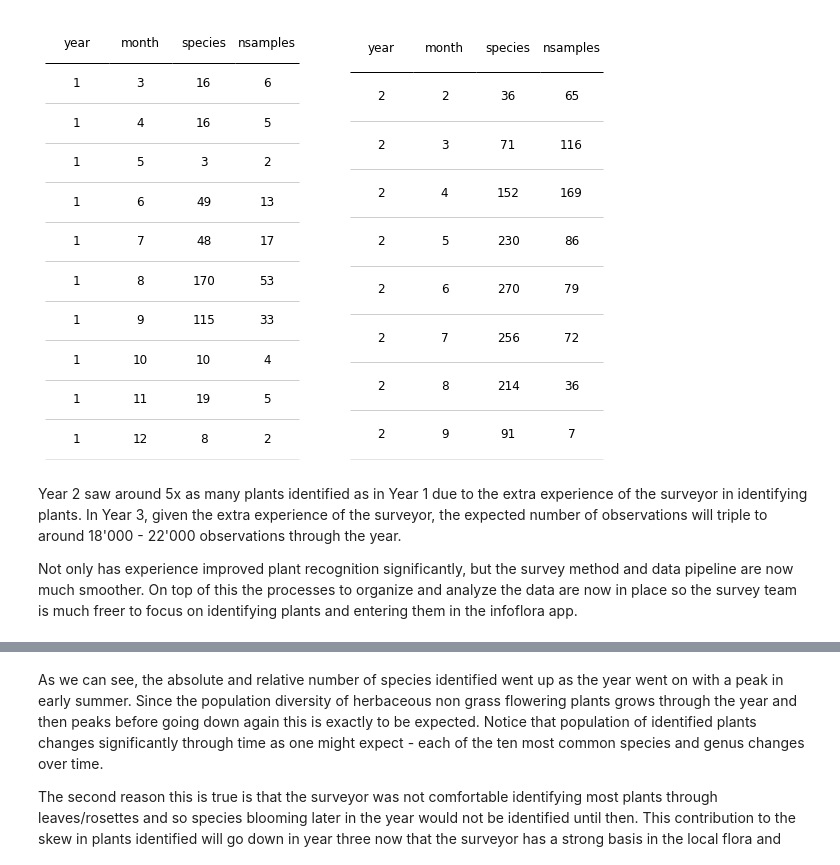
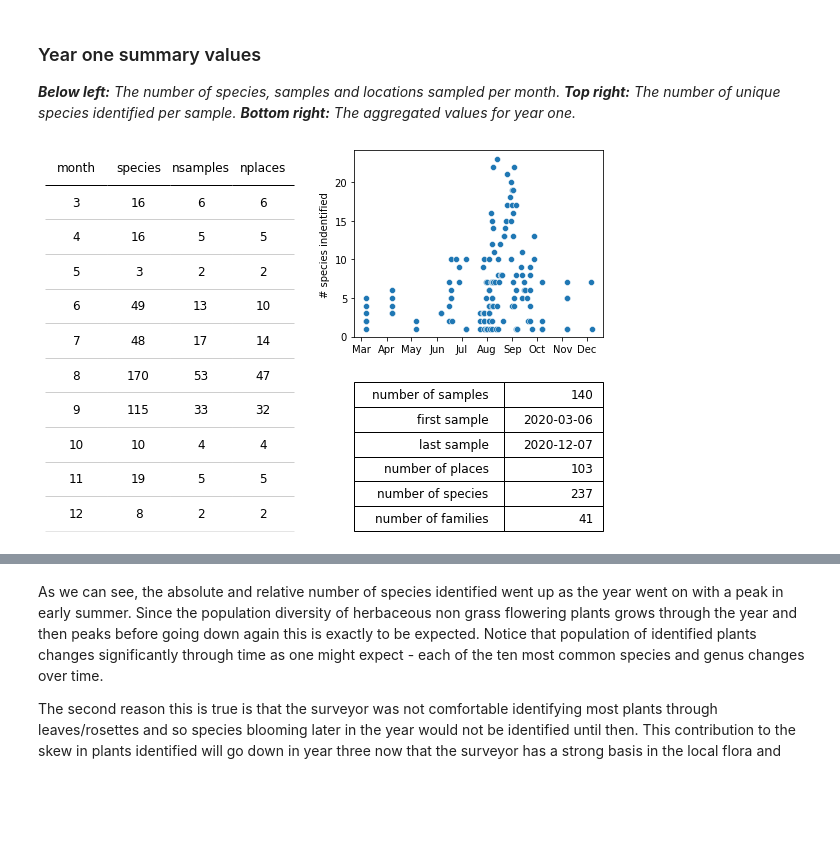
Before and after one commit to thorerismann/flora-buckets, a Jupyter notebook: newanalysis.ipynb, the cells around one changed output, grey strips where cells are left out. Saved outputs shown, nothing was run; the diff lists cells and outputs as text; code cells hidden in the pictures; blank space fills up the shorter version.

Commit message:
added summary for both years

```diff
--- a/newanalysis.ipynb
+++ b/newanalysis.ipynb
@@ -245,17 +302,61 @@ t_two = spd2.groupby(["year", "month"], as_index=False).agg({"species":"nunique"
+# %% [markdown]
+### Year one summary values
+
+*__Below left:__ The number of species, samples and locations sampled per month. __Top right:__ The number of unique species identified per sample. __Bottom right:__ The aggregated values for year one.*
 # %%
+# get rid of any nan vals
+spd1 = spd1.fillna(0)
+
+# axone monthly summary values
+t_one = spd1.groupby(["month"], as_index=False).agg({"species":"nunique", "loc_date":"nunique", "locname":"nunique"})
+
 data = t_one.values
-colLabels = [*t_one.columns[:-1], "nsamples"]
+colLabels = [*t_one.columns[:-2], "nsamples", "nplaces"]
 colWidths = [*[1/len(colLabels)]*len(colLabels)]
 bbox = [0, 0,1,1]
 
-data_2 = t_two.values
-fig, axs = plt.subplots(1,2,  figsize=(10,8))
+# axtwo species identified per sample
+d = spd1.groupby(["date", "locname"], as_index=False).species.count()
 
-table_one = a_simple_formatted_table(axs[0],data,colLabels=colLabels, colWidths=colWidths, bbox=bbox)
-table_two = a_simple_formatted_table(axs[1],data_2,colLabels=colLabels, colWidths=colWidths, bbox=bbox)
+# axthree summary values
+summary={
+    "number of samples":spd1.loc_date.nunique(),
+    "first sample": spd1["date"].min().date(),
+    "last sample":spd1["date"].max().date(),
+    "number of places":spd1.locname.nunique(),
+    "number of species":spd1.species.nunique(),
+    "number of families":spd1.fam.nunique(),
 
-axs[0].axis("off")
-axs[1].axis("off")
+}
+
+a_summary = pd.DataFrame.from_dict(summary, orient="index").reset_index()
+
+
+fig = plt.figure(figsize=(10,7))
+
+gs = GridSpec(10,11)
+
+axone = fig.add_subplot(gs[:, 0:5])
+axtwo = fig.add_subplot(gs[0:5, 6:])
+axthree = fig.add_subplot(gs[6:, 6:])
+
+# axone
+table_one = a_simple_formatted_table(axone,data,colLabels=colLabels, colWidths=colWidths, bbox=bbox)
+axone.axis("off")
+
+# axtwo
+locator = mdates.MonthLocator()  # every month
+fmt = mdates.DateFormatter('%b')
+sns.scatterplot(data=d, x="date", y="species", ax=axtwo)
+axtwo.xaxis.set_major_locator(locator)
+axtwo.xaxis.set_major_formatter(fmt)
+axtwo.set_ylabel("# species indentified")
+axtwo.set_xlabel("")
+
+# axthree
+b = a_single_column_table(axthree, a_summary.values, colWidths=[.6, .4])
+axthree.axis("off")
+
 plt.show()
 # %% [output]
-[figure, old version]
+[figure, new version]
@@ -276,4 +362,0 @@ spd.groupby(["year", "month"], as_index=False).species.nunique()
-# %% [markdown]
-Year 2 saw around 5x as many plants identified as in Year 1 due to the extra experience of the surveyor in identifying plants. In Year 3, given the extra experience of the surveyor, the expected number of observations will triple to around 18'000 - 22'000 observations through the year.
-
-Not only has experience improved plant recognition significantly, but the survey method and data pipeline are now much smoother. On top of this the processes to organize and analyze the data are now in place so the survey team is much freer to focus on identifying plants and entering them in the infoflora app.
```
Also changed, not shown: parts of 21 cells of this notebook.
